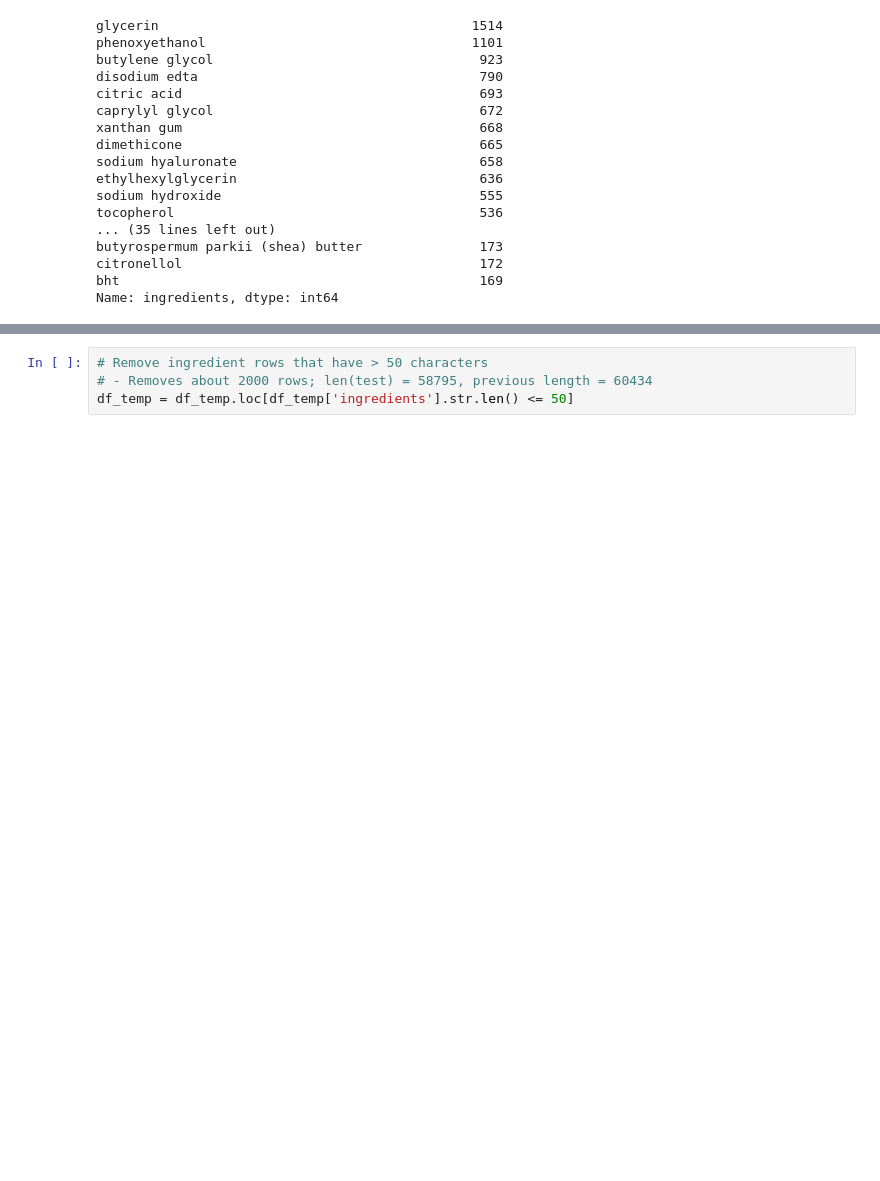
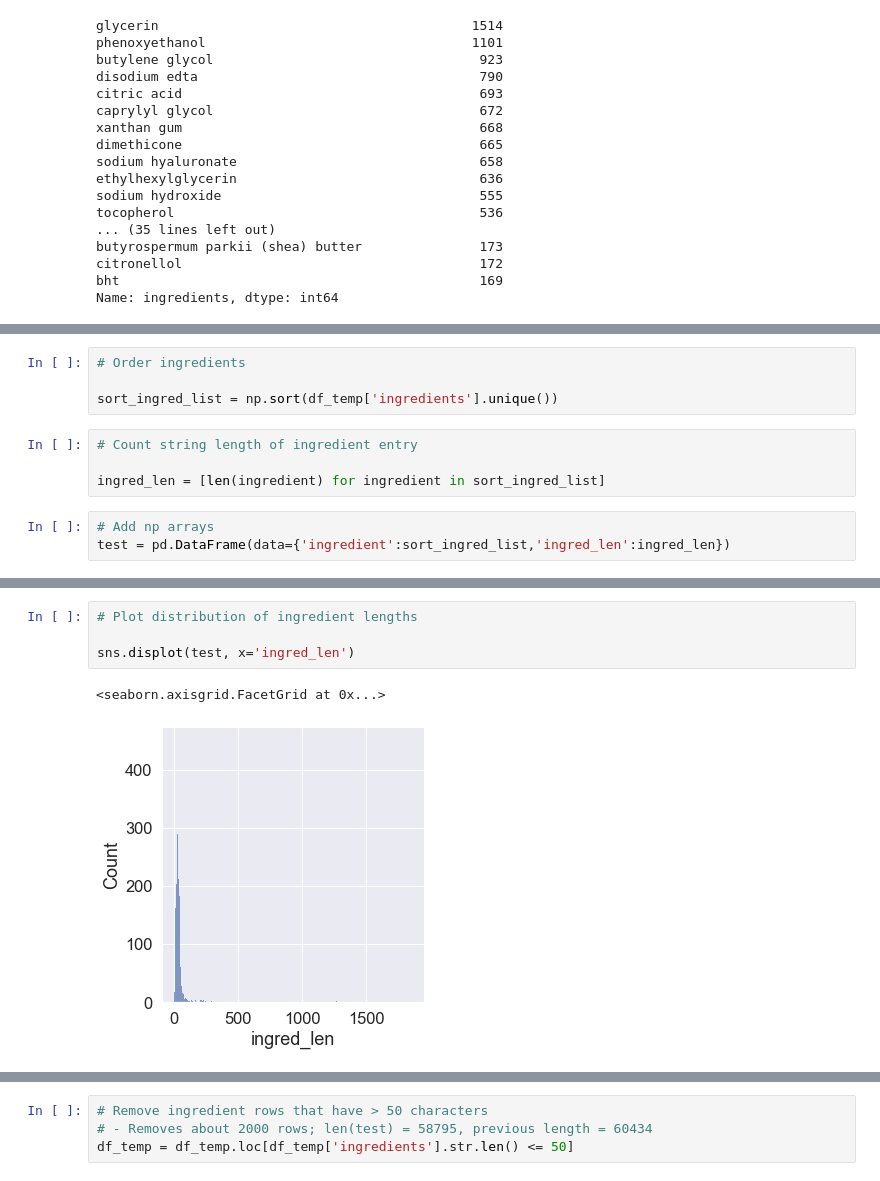
Before and after one commit to paulqsims/insight_project, a Jupyter notebook: notebooks/DataCleaning.ipynb, the cells around one changed output, grey strips where cells are left out. Drawn from its saved outputs; the diff is of its cells as text; blank space fills up the shorter version.

Commit message:
plot and describe numerical summary of ingred length

```diff
--- a/notebooks/DataCleaning.ipynb
+++ b/notebooks/DataCleaning.ipynb
@@ -446,0 +449,11 @@ Name: ingredients, dtype: int64
+# %%
+# Order ingredients
+
+sort_ingred_list = np.sort(df_temp['ingredients'].unique())
+# %%
+# Count string length of ingredient entry
+
+ingred_len = [len(ingredient) for ingredient in sort_ingred_list]
+# %%
+# Add np arrays
+test = pd.DataFrame(data={'ingredient':sort_ingred_list,'ingred_len':ingred_len})
@@ -446,0 +469,7 @@ Name: ingredients, dtype: int64
+# %%
+# Plot distribution of ingredient lengths
+
+sns.displot(test, x='ingred_len')
+# %% [output]
+<seaborn.axisgrid.FacetGrid at 0x...>
+[figure, added]
```
Also changed, not shown: parts of 5 cells of this notebook.
